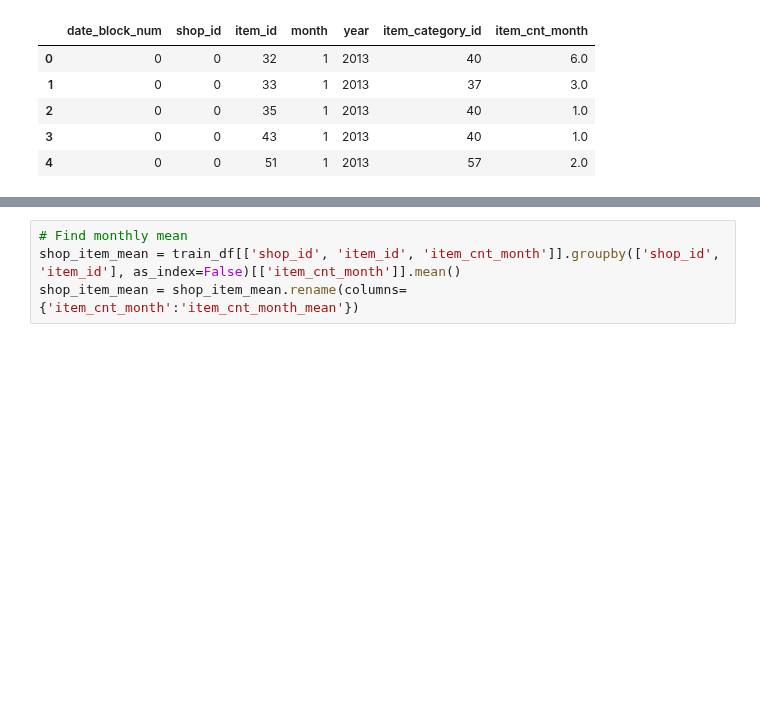
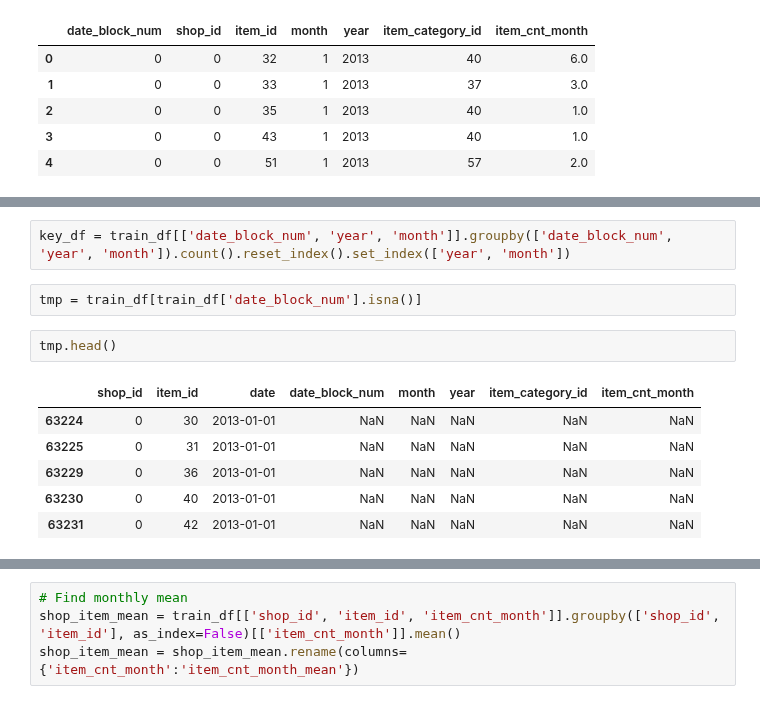
Before and after one commit to the-chiefdom/Predict_Future_Sales, a Jupyter notebook: Wrangling_Exploratory.ipynb, the cells around one changed output, grey strips where cells are left out. Drawn from its saved outputs; the diff is of its cells as text; blank space fills up the shorter version.

```diff
--- a/Wrangling_Exploratory.ipynb
+++ b/Wrangling_Exploratory.ipynb
@@ -293,0 +380,13 @@ train_df.head()
+# %%
+key_df = train_df[['date_block_num', 'year', 'month']].groupby(['date_block_num', 'year', 'month']).count().reset_index().set_index(['year', 'month'])
+# %%
+tmp = train_df[train_df['date_block_num'].isna()]
+# %%
+tmp.head()
+# %% [output]
+|  | shop_id | item_id | date | date_block_num | month | year | item_category_id | item_cnt_month |
+| 63224 | 0 | 30 | 2013-01-01 | NaN | NaN | NaN | NaN | NaN |
+| 63225 | 0 | 31 | 2013-01-01 | NaN | NaN | NaN | NaN | NaN |
+| 63229 | 0 | 36 | 2013-01-01 | NaN | NaN | NaN | NaN | NaN |
+| 63230 | 0 | 40 | 2013-01-01 | NaN | NaN | NaN | NaN | NaN |
+| 63231 | 0 | 42 | 2013-01-01 | NaN | NaN | NaN | NaN | NaN |
```
Also changed, not shown: parts of 23 cells of this notebook.
